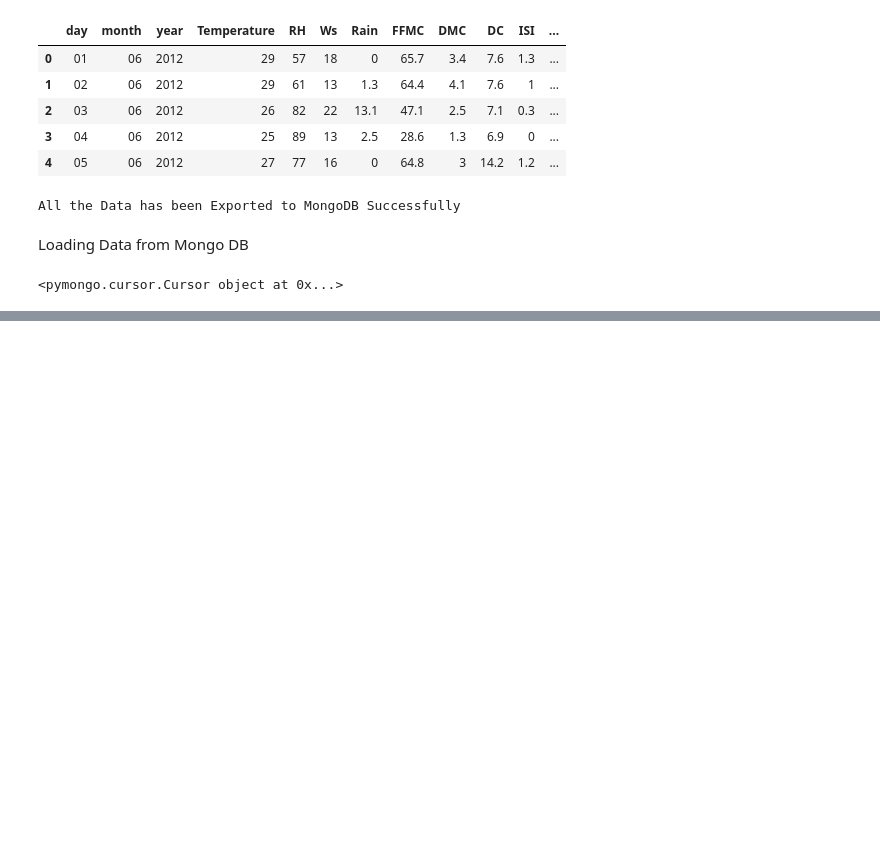
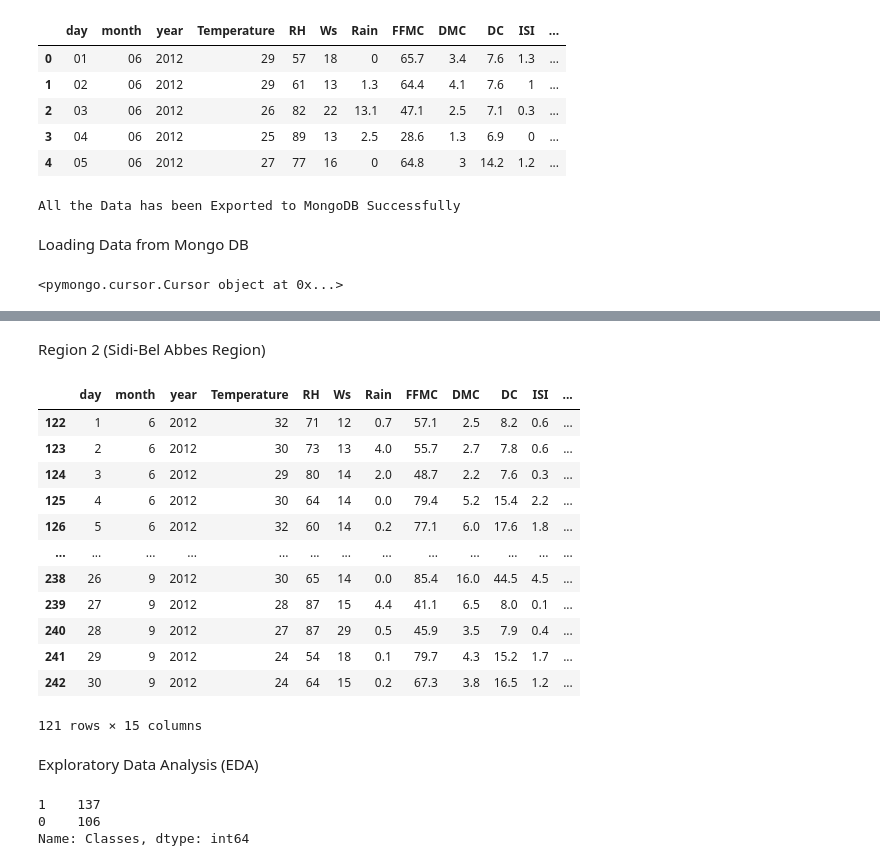
Before and after one commit to Subramanyachelmanda1993/algerian_forest_fire, a Jupyter notebook: Notebook/forest_fire_EDA.ipynb, the cells around one changed output, grey strips where cells are left out. Drawn from its saved outputs; the diff is of its cells as text; code cells hidden in the pictures; blank space fills up the shorter version.

```diff
--- a/Notebook/forest_fire_EDA.ipynb
+++ b/Notebook/forest_fire_EDA.ipynb
@@ -109,0 +288,18 @@ dataframe
+# %% [markdown]
+Region 2 (Sidi-Bel Abbes Region)
+# %%
+dataframe[122:]
+# %% [output]
+|  | day | month | year | Temperature | RH | Ws | Rain | FFMC | DMC | DC | ISI | ... |
+| 122 | 1 | 6 | 2012 | 32 | 71 | 12 | 0.7 | 57.1 | 2.5 | 8.2 | 0.6 | ... |
+| 123 | 2 | 6 | 2012 | 30 | 73 | 13 | 4.0 | 55.7 | 2.7 | 7.8 | 0.6 | ... |
+| 124 | 3 | 6 | 2012 | 29 | 80 | 14 | 2.0 | 48.7 | 2.2 | 7.6 | 0.3 | ... |
+| 125 | 4 | 6 | 2012 | 30 | 64 | 14 | 0.0 | 79.4 | 5.2 | 15.4 | 2.2 | ... |
+| 126 | 5 | 6 | 2012 | 32 | 60 | 14 | 0.2 | 77.1 | 6.0 | 17.6 | 1.8 | ... |
+| ... | ... | ... | ... | ... | ... | ... | ... | ... | ... | ... | ... | ... |
+| 238 | 26 | 9 | 2012 | 30 | 65 | 14 | 0.0 | 85.4 | 16.0 | 44.5 | 4.5 | ... |
+| 239 | 27 | 9 | 2012 | 28 | 87 | 15 | 4.4 | 41.1 | 6.5 | 8.0 | 0.1 | ... |
+| 240 | 28 | 9 | 2012 | 27 | 87 | 29 | 0.5 | 45.9 | 3.5 | 7.9 | 0.4 | ... |
+| 241 | 29 | 9 | 2012 | 24 | 54 | 18 | 0.1 | 79.7 | 4.3 | 15.2 | 1.7 | ... |
+| 242 | 30 | 9 | 2012 | 24 | 64 | 15 | 0.2 | 67.3 | 3.8 | 16.5 | 1.2 | ... |
+121 rows × 15 columns
@@ -109,0 +308,2 @@ dataframe
+# %% [markdown]
+Exploratory Data Analysis (EDA)
@@ -109,0 +315,6 @@ dataframe
+# %%
+df['Classes'].value_counts()
+# %% [output]
+1    137
+0    106
+Name: Classes, dtype: int64
```
Also changed, not shown: parts of 26 cells of this notebook, 1 other file.
